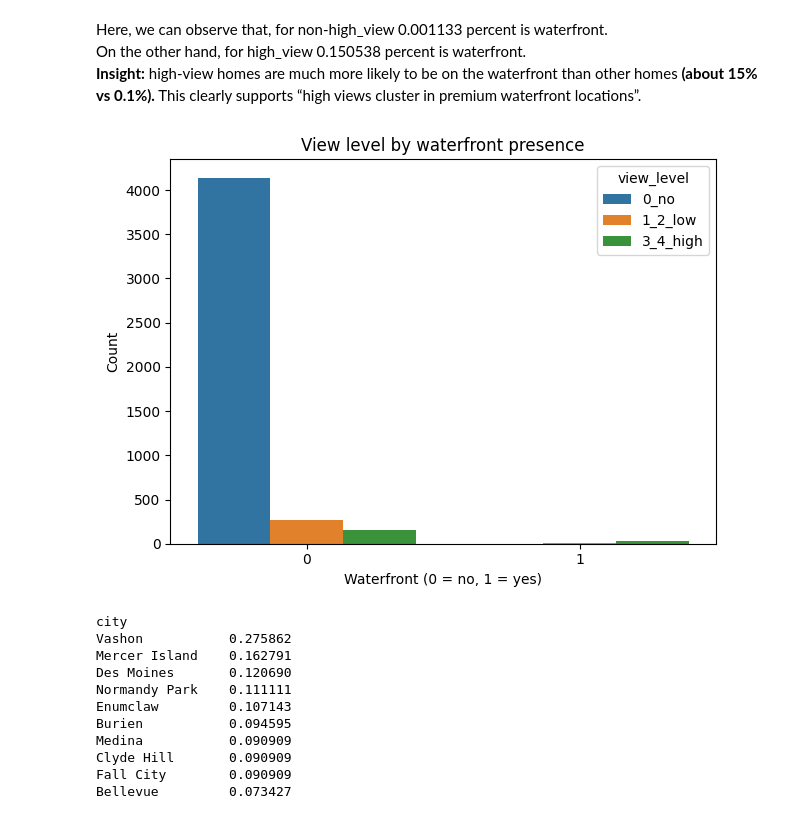
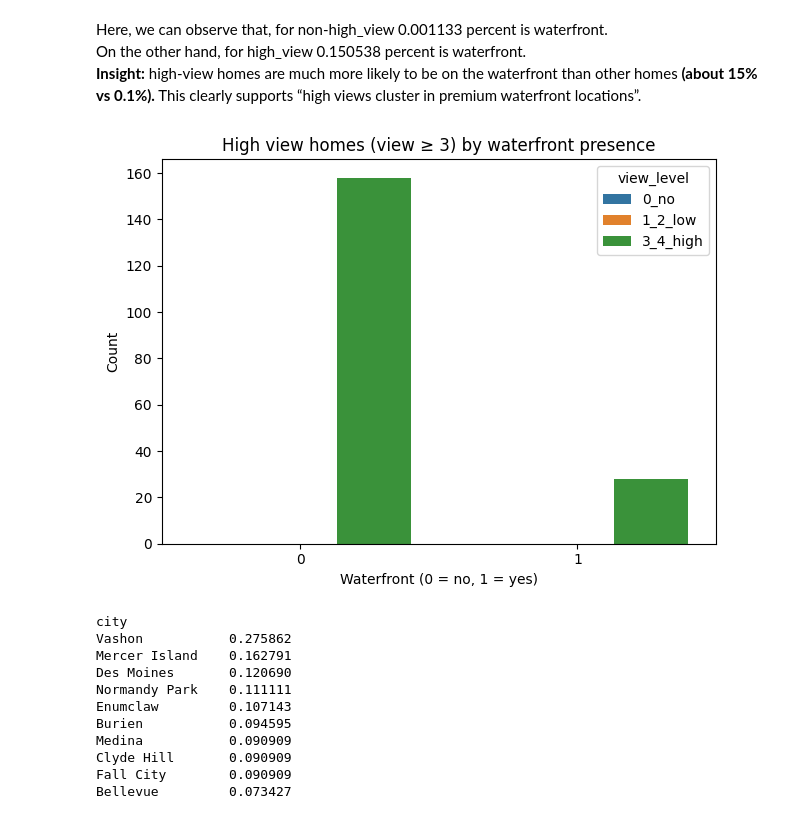
Before and after one commit to tamimdhbwgit/scientific_programming_lab, a Jupyter notebook: eda_project.ipynb, the cells around one changed output. Cells and saved outputs as stored; diff of their text form; code cells hidden in the pictures.

```diff
--- a/eda_project.ipynb
+++ b/eda_project.ipynb
@@ -130,15 +131,17 @@ Here, we can observe that, for non-high_view 0.001133 percent is waterfront.<br>
 On the other hand, for high_view 0.150538 percent is waterfront.<br>
 **Insight:** high‑view homes are much more likely to be on the waterfront than other homes **(about 15% vs 0.1%).** This clearly supports “high views cluster in premium waterfront locations”.
 # %%
-# Visual representation of hypo 2 with countplot
-sns.countplot(data=df_h2, x='waterfront', hue='view_level')
-plt.title('View level by waterfront presence')
+# keep only high-view homes (view >= 3)
+df_high_view = df_h2[df_h2['view'] >= 3].copy()
+
+sns.countplot(data=df_high_view, x='waterfront', hue='view_level')
+plt.title('High view homes (view ≥ 3) by waterfront presence')
 plt.xlabel('Waterfront (0 = no, 1 = yes)')
 plt.ylabel('Count')
 plt.tight_layout()
 plt.show()
 # %% [output]
-[figure, old version]
+[figure, new version]
 # %%
 # share of high-view homes by city
 share_high_view_city = (
```
Also changed, not shown: parts of 2 cells of this notebook, 1 other file.
